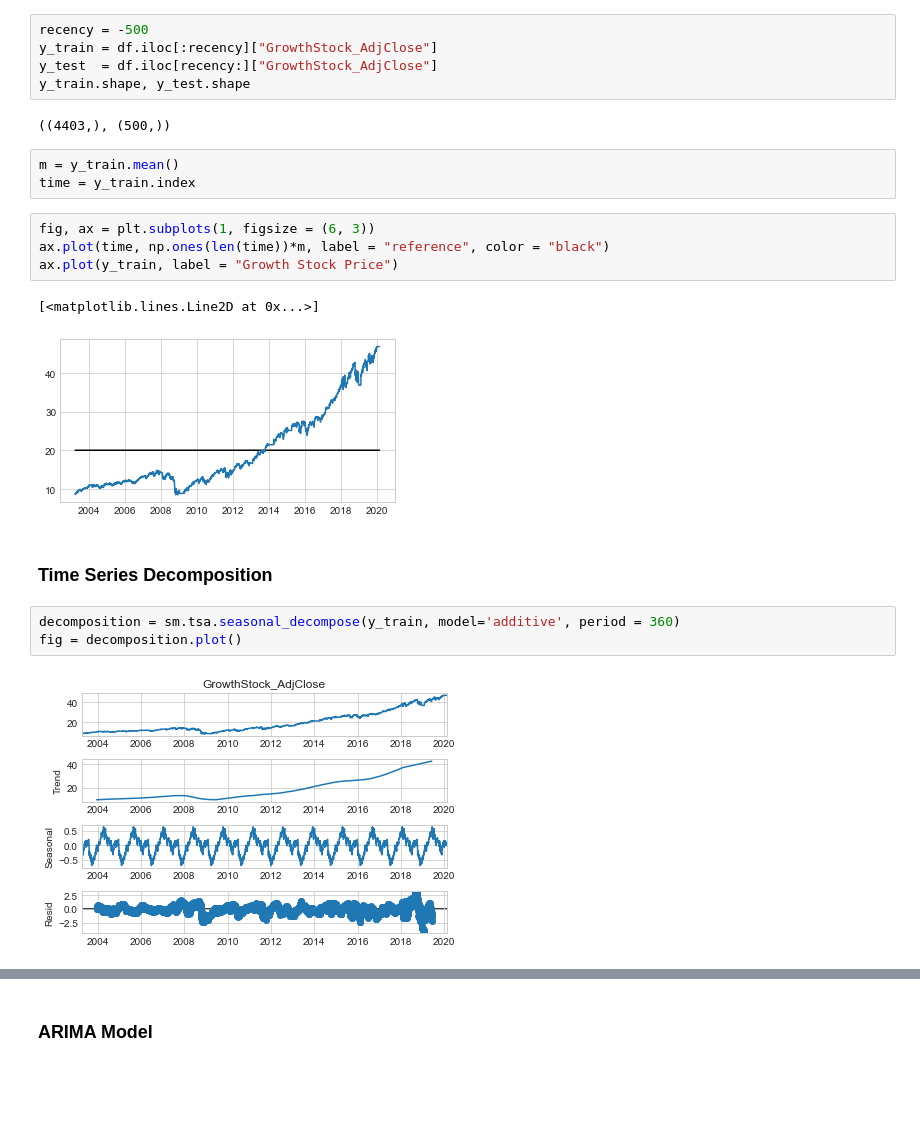
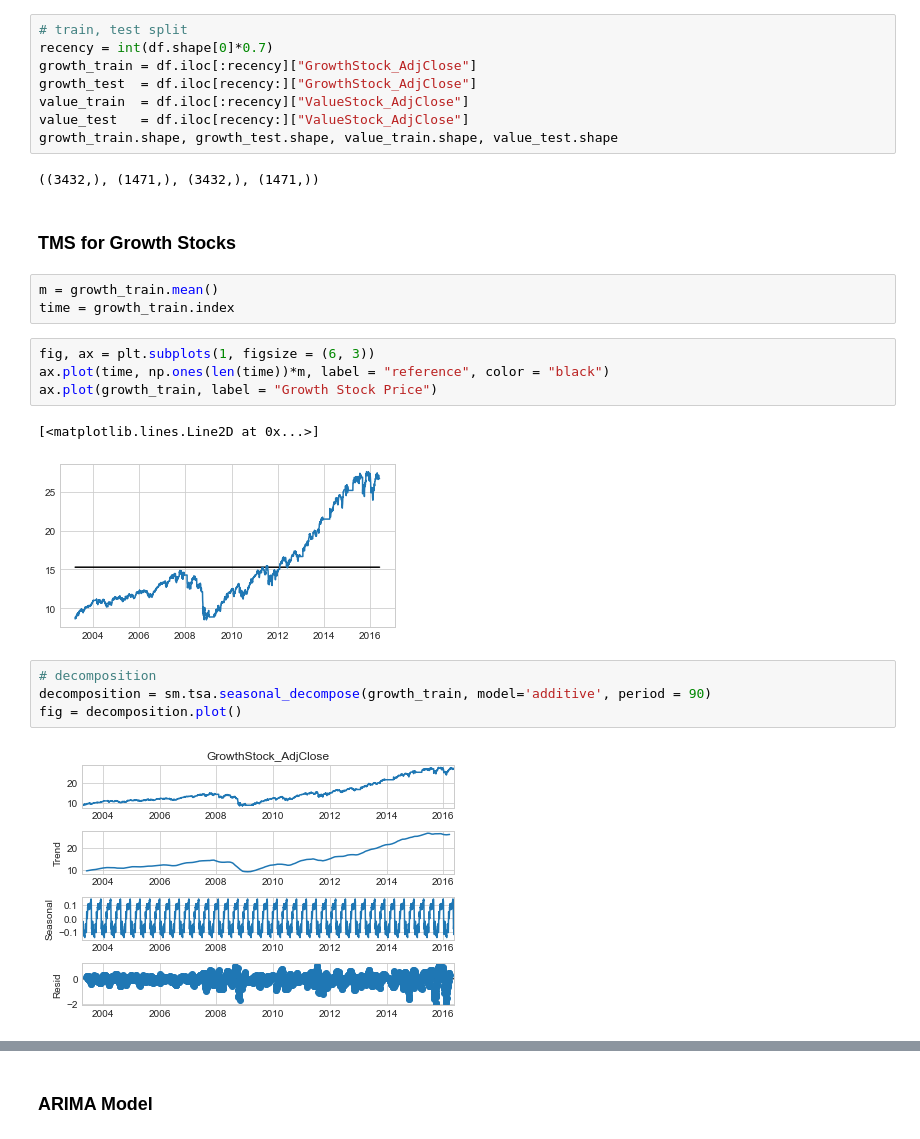
Before and after one commit to lu18cheng/pic16b_stock_analysis, a Jupyter notebook: code/Time Series Modeling.ipynb, the cells around one changed output, grey strips where cells are left out. Drawn from its saved outputs; the diff is of its cells as text; blank space fills up the shorter version.

Commit message:
growth stock_model1

```diff
--- a/code/Time Series Modeling.ipynb
+++ b/code/Time Series Modeling.ipynb
@@ -115,24 +99,28 @@ Name: 2022-01-13 00:00:00, dtype: object
 # %%
-recency = -500
-y_train = df.iloc[:recency]["GrowthStock_AdjClose"]
-y_test  = df.iloc[recency:]["GrowthStock_AdjClose"]
-y_train.shape, y_test.shape
+# train, test split
+recency = int(df.shape[0]*0.7)
+growth_train = df.iloc[:recency]["GrowthStock_AdjClose"]
+growth_test  = df.iloc[recency:]["GrowthStock_AdjClose"]
+value_train  = df.iloc[:recency]["ValueStock_AdjClose"]
+value_test   = df.iloc[recency:]["ValueStock_AdjClose"]
+growth_train.shape, growth_test.shape, value_train.shape, value_test.shape
 # %% [output]
-((4403,), (500,))
+((3432,), (1471,), (3432,), (1471,))
+# %% [markdown]
+### TMS for Growth Stocks
 # %%
-m = y_train.mean()
-time = y_train.index
+m = growth_train.mean()
+time = growth_train.index
 # %%
 fig, ax = plt.subplots(1, figsize = (6, 3))
 ax.plot(time, np.ones(len(time))*m, label = "reference", color = "black")
-ax.plot(y_train, label = "Growth Stock Price")
+ax.plot(growth_train, label = "Growth Stock Price")
 # %% [output]
 [<matplotlib.lines.Line2D at 0x...>]
-[figure, old version]
+[figure, new version]
-# %% [markdown]
-### Time Series Decomposition
 # %%
-decomposition = sm.tsa.seasonal_decompose(y_train, model='additive', period = 360)
+# decomposition
+decomposition = sm.tsa.seasonal_decompose(growth_train, model='additive', period = 90)
 fig = decomposition.plot()
 # %% [output]
-[figure, old version]
+[figure, new version]
```
Also changed, not shown: parts of 24 cells of this notebook.
